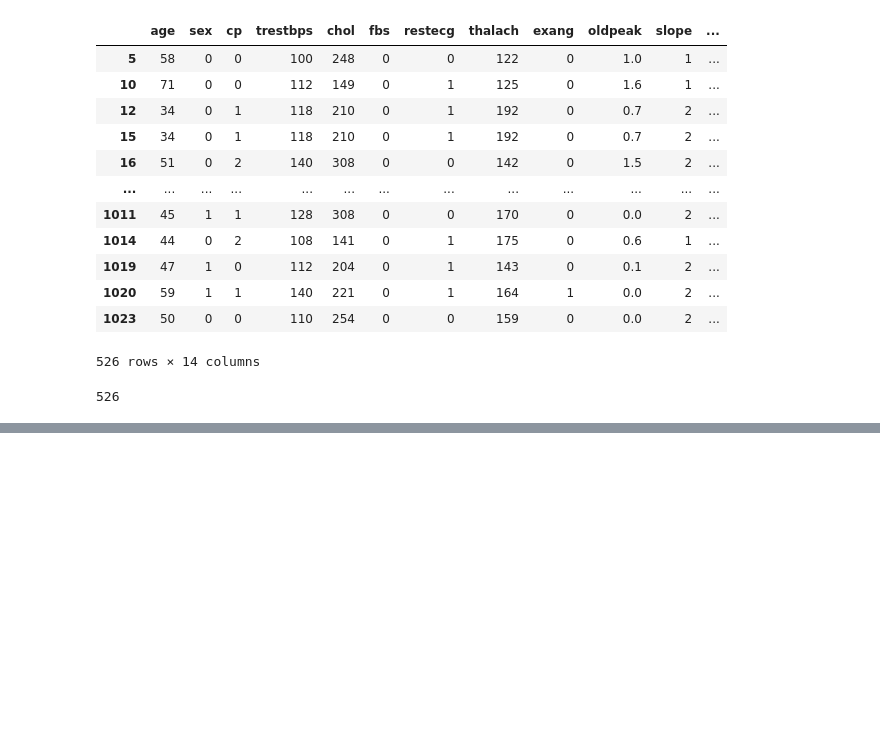
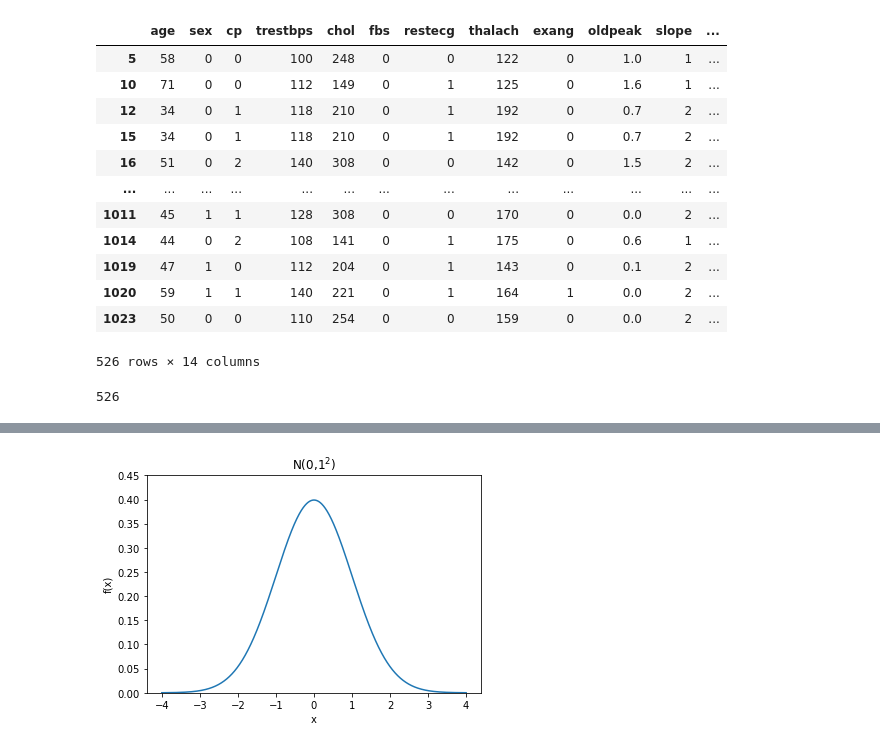
Before and after one commit to RagingRyann/group_project, a Jupyter notebook: ETL.ipynb, the cells around one changed output, grey strips where cells are left out. Drawn from its saved outputs; the diff is of its cells as text; code cells hidden in the pictures; blank space fills up the shorter version.

```diff
--- a/ETL.ipynb
+++ b/ETL.ipynb
@@ -189,0 +239,17 @@ HD_df.describe()
+# %%
+# Check for normal distribution of data.
+# Code needed to plot the graph.
+### EXAMPLE ###  ---- Unsure how to apply to DF
+norm.pdf(x=1.0, loc=0, scale=1)
+
+fig, ax = plt.subplots()
+x=np.arange(-4,4,0.001)
+ax.set_title('N(0,$1^2$)')
+ax.set_xlabel('x')
+ax.set_ylabel('f(x)')
+ax.plot(x, norm.pdf(x))
+ax.set_ylim(0,0.45)
+
+plt.show()
+# %% [output]
+[figure, added]
```
Also changed, not shown: parts of 10 cells of this notebook, 1 other file.
